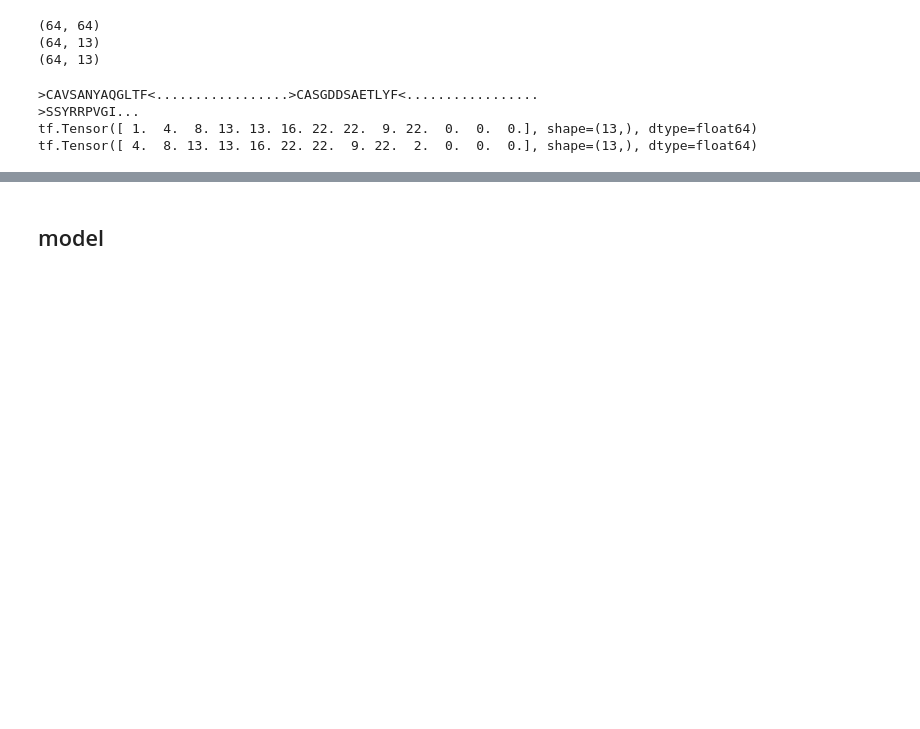
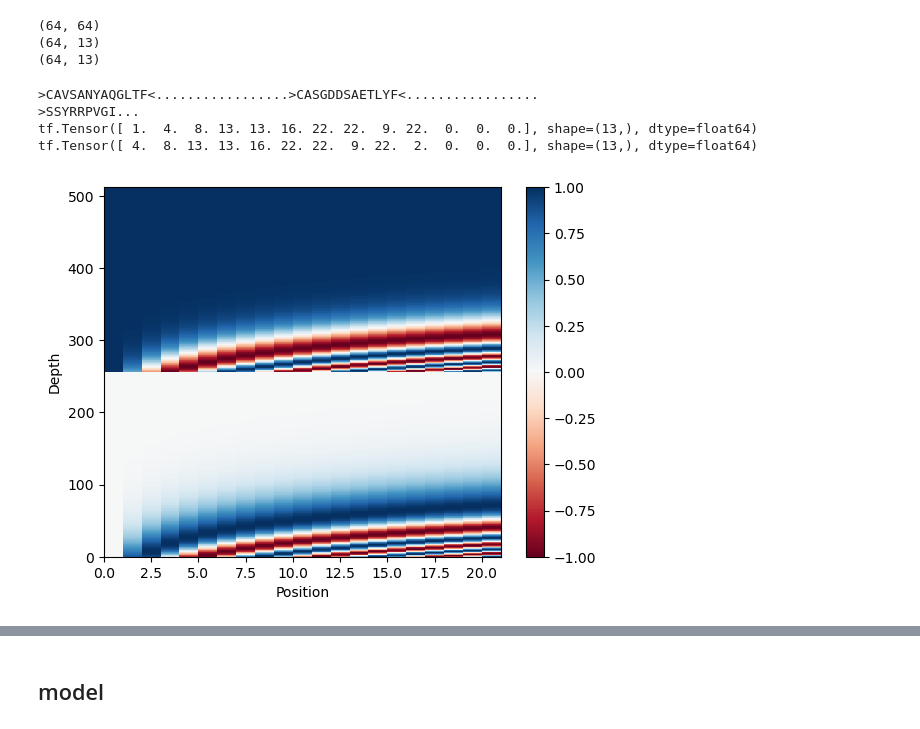
Before and after one commit to thisishcb/CDR2EPI, a Jupyter notebook: main.ipynb, the cells around one changed output, grey strips where cells are left out. Cells and saved outputs as stored; diff of their text form; code cells hidden in the pictures; blank space fills up the shorter version.

```diff
--- a/main.ipynb
+++ b/main.ipynb
@@ -195,6 +205,14 @@ print(ept_lb[0])
 >SSYRRPVGI...
 tf.Tensor([ 1.  4.  8. 13. 13. 16. 22. 22.  9. 22.  0.  0.  0.], shape=(13,), dtype=float64)
 tf.Tensor([ 4.  8. 13. 13. 16. 22. 22.  9. 22.  2.  0.  0.  0.], shape=(13,), dtype=float64)
+# %%
+plt.pcolormesh(model.positional_encoding(21,512).numpy().T, cmap='RdBu')
+plt.ylabel('Depth')
+plt.xlabel('Position')
+plt.colorbar()
+plt.show()
+# %% [output]
+[figure, added]
 # %%
 embed_tcr = model.PositionalEmbedding(vocab_size=vocabSize, d_model=512)
 embed_ept = model.PositionalEmbedding(vocab_size=vocabSize, d_model=512)
```
Also changed, not shown: parts of 23 cells of this notebook, 2 other files.
